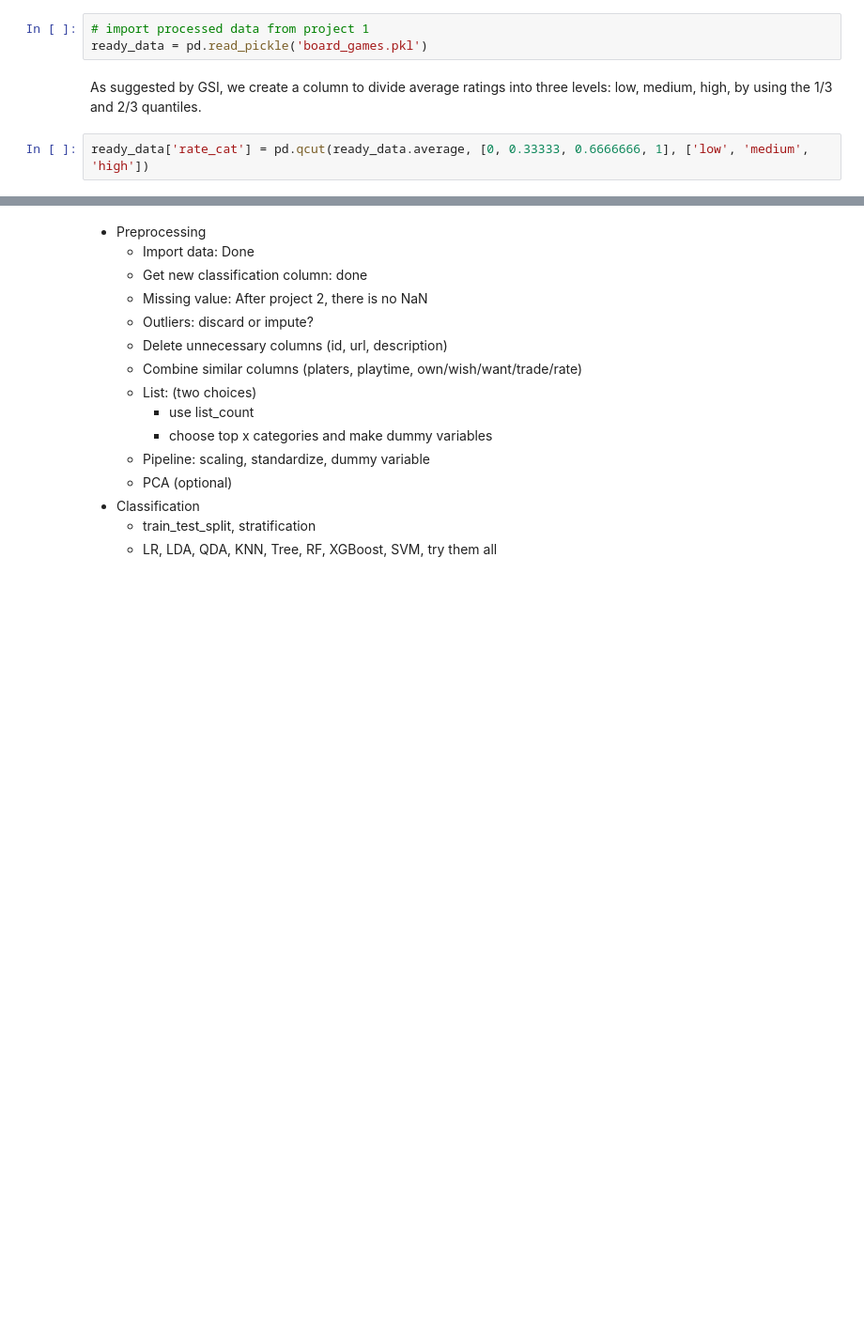
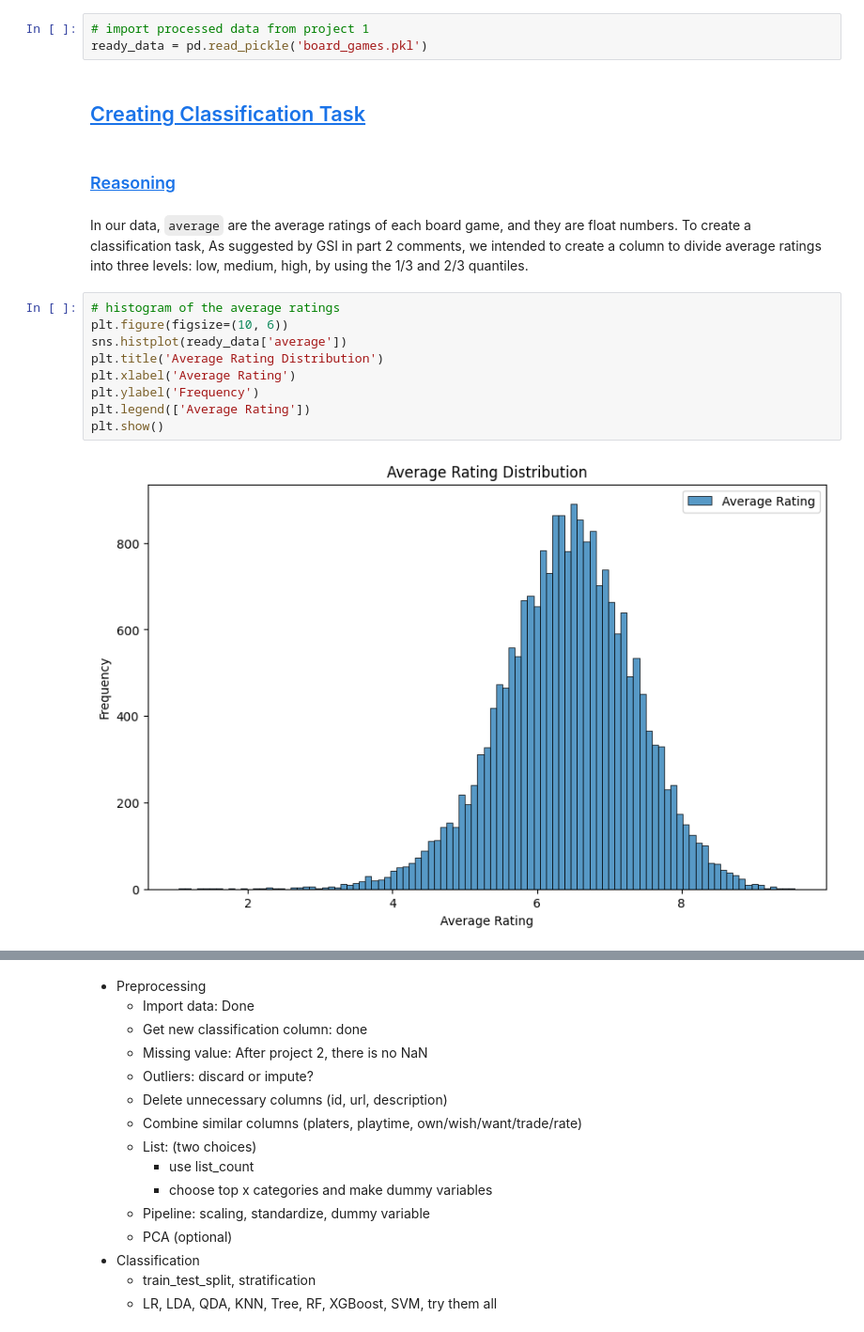
Before and after one commit to Fredfreddo/SI618_24W_project, a Jupyter notebook: project_3.ipynb, the cells around one changed output, grey strips where cells are left out. Shown at 94% size. Drawn from its saved outputs; the diff is of its cells as text; blank space fills up the shorter version.

```diff
--- a/project_3.ipynb
+++ b/project_3.ipynb
@@ -21,7 +58,20 @@ from scipy.stats import ttest_ind
 # %%
 # import processed data from project 1
 ready_data = pd.read_pickle('board_games.pkl')
+# %% [markdown]
+## <a id='toc2_3_'></a>[Creating Classification Task](#toc0_)
+# %% [markdown]
+### <a id='toc2_3_1_'></a>[Reasoning](#toc0_)
 # %% [markdown]
-As suggested by GSI, we create a column to divide average ratings into three levels: low, medium, high, by using the 1/3 and 2/3 quantiles.
+In our data, `average` are the average ratings of each board game, and they are float numbers. To create a classification task, As suggested by GSI in part 2 comments, we intended to create a column to divide average ratings into three levels: low, medium, high, by using the 1/3 and 2/3 quantiles.
-# %%
-ready_data['rate_cat'] = pd.qcut(ready_data.average, [0, 0.33333, 0.6666666, 1], ['low', 'medium', 'high'])
+# %%
+# histogram of the average ratings
+plt.figure(figsize=(10, 6))
+sns.histplot(ready_data['average'])
+plt.title('Average Rating Distribution')
+plt.xlabel('Average Rating')
+plt.ylabel('Frequency')
+plt.legend(['Average Rating'])
+plt.show()
+# %% [output]
+[figure, added]
```
Also changed, not shown: parts of 99 cells of this notebook, 1 other file.
